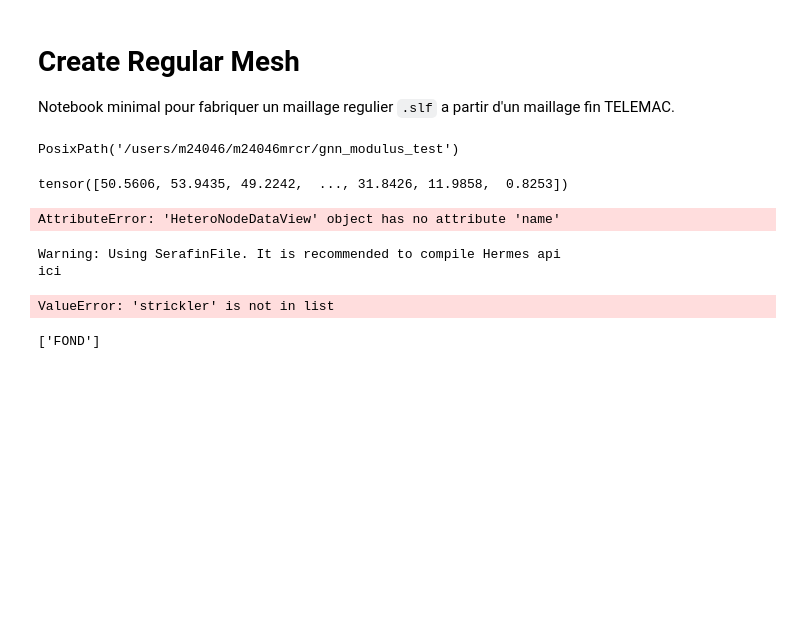
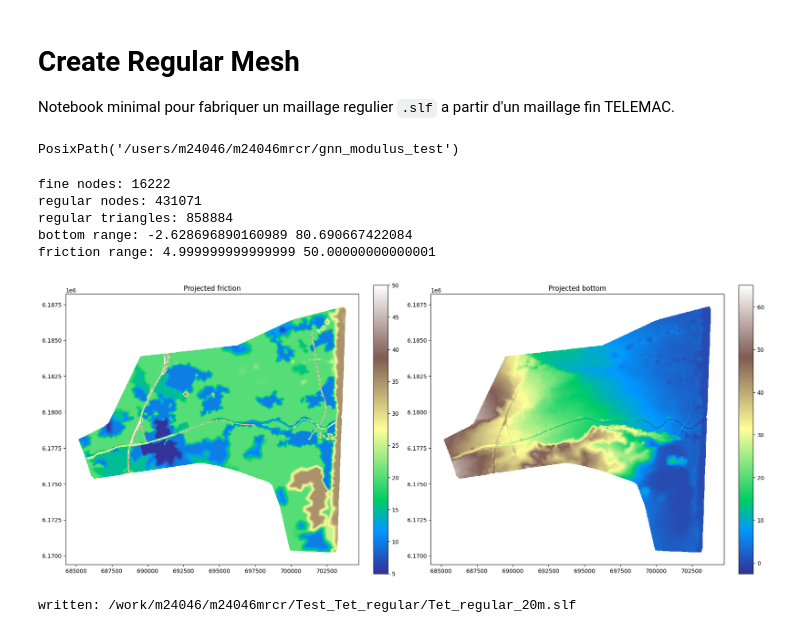
Before and after one commit to vmerc/gnn_modulus_test, a Jupyter notebook: Aube/mesh_transfer_regular/create_regular_mesh.ipynb, the cells around one changed output. Cells and saved outputs as stored; diff of their text form; code cells hidden in the pictures; blank space fills up the shorter version.

```diff
--- a/Aube/mesh_transfer_regular/create_regular_mesh.ipynb
+++ b/Aube/mesh_transfer_regular/create_regular_mesh.ipynb
@@ -35,7 +35,7 @@ PosixPath('/users/m24046/m24046mrcr/gnn_modulus_test')
 # %%
 # A remplir.
 FINE_MESH_SLF = "/work/m24046/m24046mrcr/dataset_x8_avec_ts/shortx8/Mesh8_base.bin"
-OUTPUT_MESH_SLF = "/work/m24046/m24046mrcr/Aube/regular_meshes/Aube_regular_20m.slf"
+OUTPUT_MESH_SLF = "/work/m24046/m24046mrcr/Test_Tet_regular/Tet_regular_20m.slf"
 STEP_M = 20.0
 OVERWRITE = True
 # %%
@@ -137,26 +137,15 @@ def write_regular_slf(path_like: str, xy: np.ndarray, triangles: np.ndarray, bot
     )
     out.add_data("FOND", "M", time=0.0, record=0, first_var=True, values=np.asarray(bottom, dtype=np.float64))
     out.add_data("FROTTEMENT", "", time=0.0, record=0, first_var=False, values=np.asarray(friction, dtype=np.float64))
-    out.write()
     out.close()
     return path
 # %%
 import dgl
 graphs, _ = dgl.load_graphs(FINE_MESH_SLF)
-# %%
-print(graphs[0].ndata['static'][:,4])
-# %% [output]
-tensor([50.5606, 53.9435, 49.2242,  ..., 31.8426, 11.9858,  0.8253])
-# %%
-graphs[0].ndata.name
-# %% [output]
-AttributeError: 'HeteroNodeDataView' object has no attribute 'name'
 # %%
-fine_mesh = TelemacFile(str(require_path(FINE_MESH_SLF)))
-print("ici")
 fine_xy = np.column_stack([fine_mesh.meshx[:fine_mesh.npoin2], fine_mesh.meshy[:fine_mesh.npoin2]]).astype(np.float64)
 bottom = graphs[0].ndata['static'][:,5]
-friction = fine_mesh.get_data_value("FROTTEMENT",0)
+friction = graphs[0].ndata['static'][:,4]
 
 regular_xy, regular_triangles = build_regular_mesh(fine_mesh.tri, STEP_M)
 regular_bottom = project(bottom, fine_xy, regular_xy)
@@ -168,42 +157,39 @@ print("regular triangles:", len(regular_triangles))
 print("bottom range:", float(np.min(regular_bottom)), float(np.max(regular_bottom)))
 print("friction range:", float(np.min(regular_friction)), float(np.max(regular_friction)))
 # %% [output]
-Warning: Using SerafinFile. It is recommended to compile Hermes api
-ici
+fine nodes: 16222
+regular nodes: 431071
+regular triangles: 858884
+bottom range: -2.628696890160989 80.690667422084
+friction range: 4.999999999999999 50.00000000000001
-ValueError: 'strickler' is not in list
-# %%
-print(fine_mesh.varnames)
-# %% [output]
-['FOND']
 # %%
 idx = np.arange(len(fine_xy)) if len(fine_xy) <= 200_000 else np.random.default_rng(0).choice(len(fine_xy), 200_000, replace=False)
 regular_tri = mtri.Triangulation(regular_xy[:, 0], regular_xy[:, 1], regular_triangles)
 
-fig, axes = plt.subplots(1, 3, figsize=(18, 6), constrained_layout=True)
+fig, axes = plt.subplots(1, 2, figsize=(18, 9), constrained_layout=True)
 
-axes[0].scatter(fine_xy[idx, 0], fine_xy[idx, 1], s=0.1, c="lightgray")
-axes[0].scatter(regular_xy[:, 0], regular_xy[:, 1], s=0.5, c="black")
-axes[0].set_title(f"Regular nodes | step={STEP_M:g} m")
+artist = axes[0].tripcolor(regular_tri, regular_friction, shading="flat", cmap="terrain")
+axes[0].set_title("Projected friction")
 axes[0].set_aspect("equal")
+fig.colorbar(artist, ax=axes[0], shrink=0.8)
 
-axes[1].triplot(regular_tri, color="tab:blue", linewidth=0.25)
-axes[1].set_title("Regular triangulation")
+artist = axes[1].tripcolor(regular_tri, regular_bottom, shading="flat", cmap="terrain")
+axes[1].set_title("Projected bottom")
 axes[1].set_aspect("equal")
-
-artist = axes[2].tripcolor(regular_tri, regular_bottom, shading="flat", cmap="terrain")
-axes[2].set_title("Projected bottom")
-axes[2].set_aspect("equal")
-fig.colorbar(artist, ax=axes[2], shrink=0.8)
+fig.colorbar(artist, ax=axes[1], shrink=0.8)
 
 plt.show()
 
 output_path = write_regular_slf(
     OUTPUT_MESH_SLF,
     regular_xy,
     regular_triangles,
     regular_bottom,
     regular_friction,
     OVERWRITE,
 )
 
 print("written:", output_path)
+# %% [output]
+[figure, added]
+written: /work/m24046/m24046mrcr/Test_Tet_regular/Tet_regular_20m.slf
```
Also changed, not shown: parts of 3 cells of this notebook.
